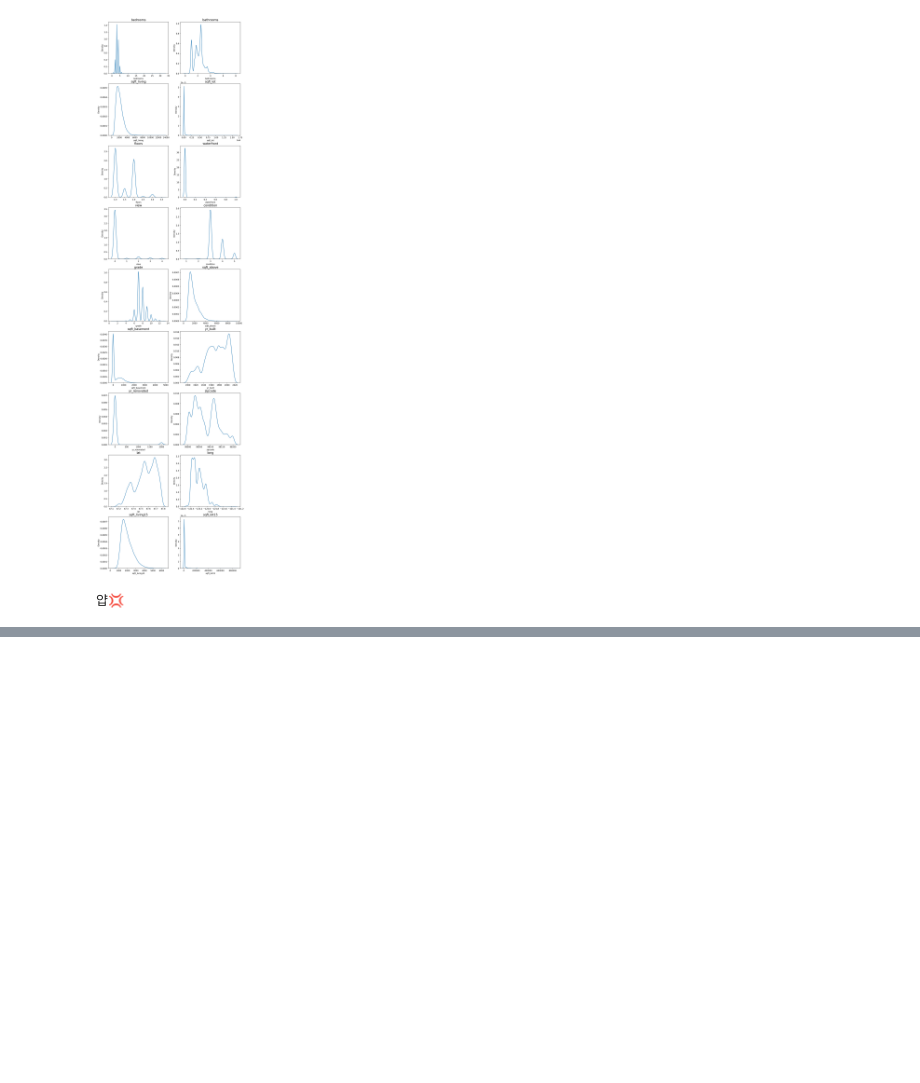
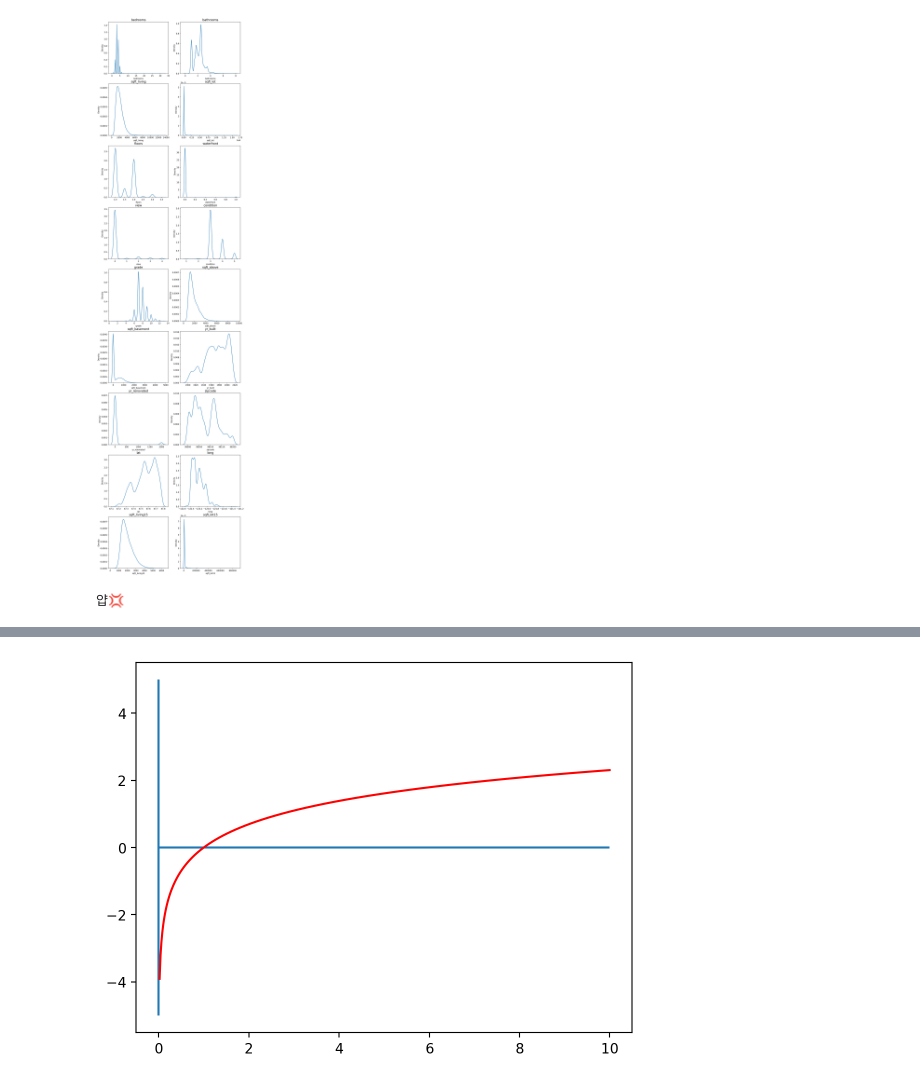
Before and after one commit to KimmyGibbs/study_record_of_aiffel, a Jupyter notebook: EXPLORATION_RS5/lectures/example_3rd.ipynb, the cells around one changed output, grey strips where cells are left out. Saved outputs shown, nothing was run; the diff lists cells and outputs as text; code cells hidden in the pictures; blank space fills up the shorter version.

```diff
--- a/EXPLORATION_RS5/lectures/example_3rd.ipynb
+++ b/EXPLORATION_RS5/lectures/example_3rd.ipynb
@@ -259,0 +278,11 @@ print('얍💢')
+# %%
+# 일반적인 로그 함수 예시
+xx = np.linspace(0, 10, 500)
+yy = np.log(xx)
+
+plt.hlines(0, 0, 10)
+plt.vlines(0, -5, 5)
+plt.plot(xx, yy, c='r')
+plt.show()
+# %% [output]
+[figure, added]
```
Also changed, not shown: parts of 57 cells of this notebook.
